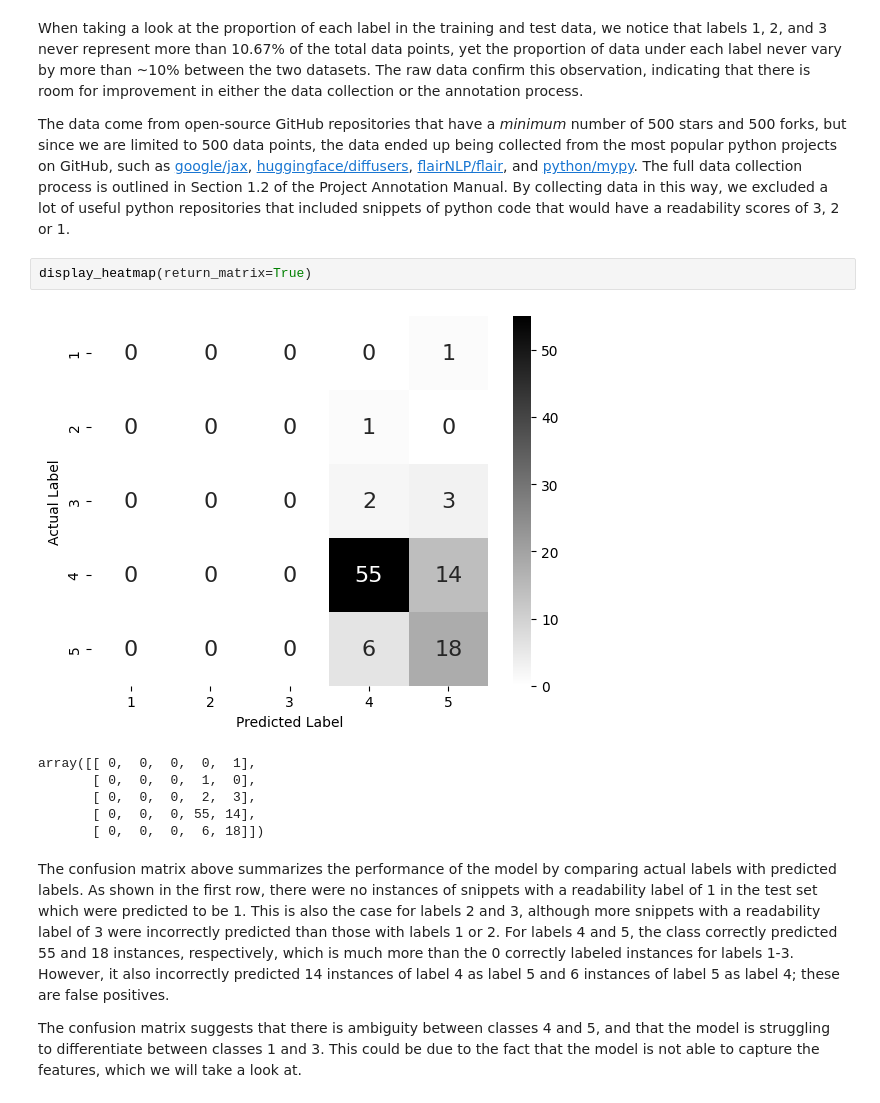
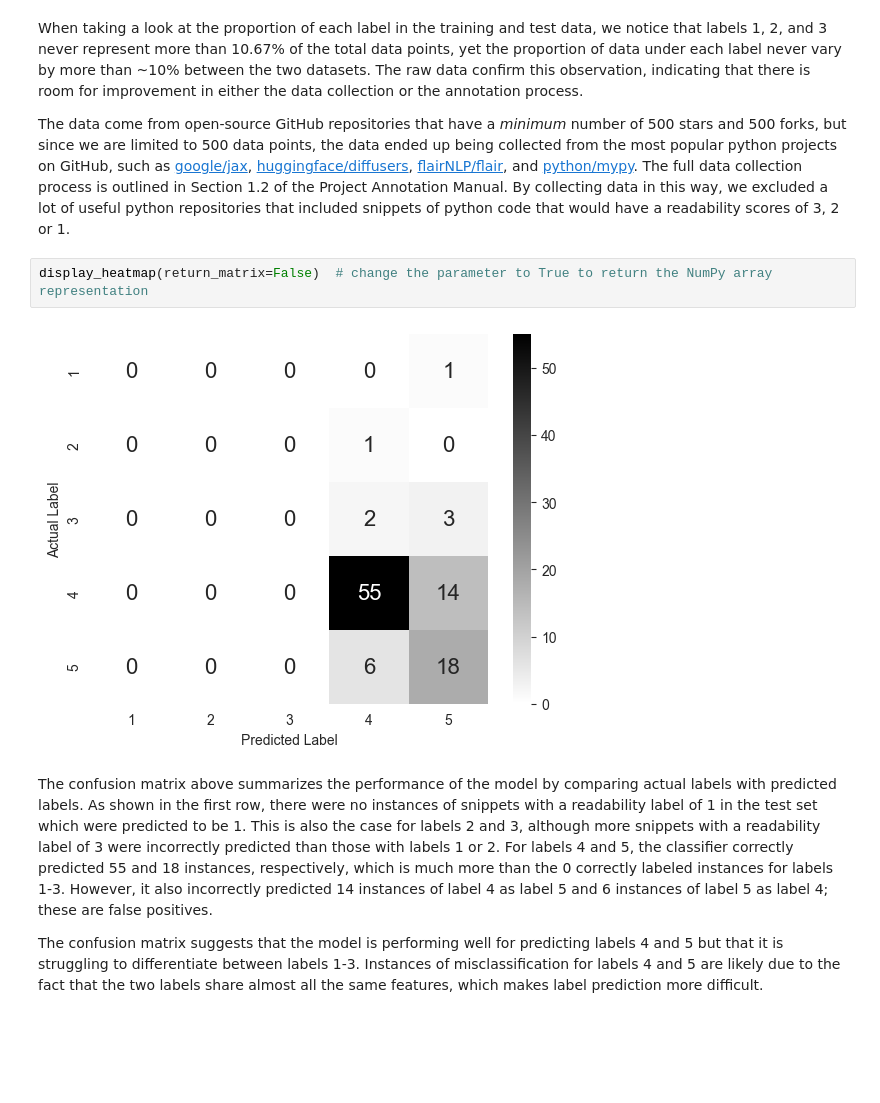
Before and after one commit to willtholke/annotation-project, a Jupyter notebook: classifier/classifier.ipynb, the cells around one changed output. Drawn from its saved outputs; the diff is of its cells as text; blank space fills up the shorter version.

```diff
--- a/classifier/classifier.ipynb
+++ b/classifier/classifier.ipynb
@@ -400,16 +407,11 @@ Training vs. Test Label Proportions:
 When taking a look at the proportion of each label in the training and test data, we notice that labels 1, 2, and 3 never represent more than 10.67% of the total data points, yet the proportion of data under each label never vary by more than ~10% between the two datasets. The raw data confirm this observation, indicating that there is room for improvement in either the data collection or the annotation process.
 
 The data come from open-source GitHub repositories that have a *minimum* number of 500 stars and 500 forks, but since we are limited to 500 data points, the data ended up being collected from the most popular python projects on GitHub, such as [google/jax](https://github.com/google/jax), [huggingface/diffusers](https://github.com/huggingface/diffusers), [flairNLP/flair](https://github.com/flairNLP/flair), and [python/mypy](https://github.com/python/mypy). The full data collection process is outlined in Section 1.2 of the Project Annotation Manual. By collecting data in this way, we excluded a lot of useful python repositories that included snippets of python code that would have a readability scores of 3, 2 or 1.
-# %%
-display_heatmap(return_matrix=True)
-# %% [output]
-[figure, removed]
-array([[ 0,  0,  0,  0,  1],
-       [ 0,  0,  0,  1,  0],
-       [ 0,  0,  0,  2,  3],
-       [ 0,  0,  0, 55, 14],
-       [ 0,  0,  0,  6, 18]])
+# %%
+display_heatmap(return_matrix=False)  # change the parameter to True to return the NumPy array representation
+# %% [output]
+[figure, added]
 # %% [markdown]
-The confusion matrix above summarizes the performance of the model by comparing actual labels with predicted labels. As shown in the first row, there were no instances of snippets with a readability label of 1 in the test set which were predicted to be 1. This is also the case for labels 2 and 3, although more snippets with a readability label of 3 were incorrectly predicted than those with labels 1 or 2. For labels 4 and 5, the class correctly predicted 55 and 18 instances, respectively, which is much more than the 0 correctly labeled instances for labels 1-3. However, it also incorrectly predicted 14 instances of label 4 as label 5 and 6 instances of label 5 as label 4; these are false positives.
+The confusion matrix above summarizes the performance of the model by comparing actual labels with predicted labels. As shown in the first row, there were no instances of snippets with a readability label of 1 in the test set which were predicted to be 1. This is also the case for labels 2 and 3, although more snippets with a readability label of 3 were incorrectly predicted than those with labels 1 or 2. For labels 4 and 5, the classifier correctly predicted 55 and 18 instances, respectively, which is much more than the 0 correctly labeled instances for labels 1-3. However, it also incorrectly predicted 14 instances of label 4 as label 5 and 6 instances of label 5 as label 4; these are false positives.
 
-The confusion matrix suggests that there is ambiguity between classes 4 and 5, and that the model is struggling to differentiate between classes 1 and 3. This could be due to the fact that the model is not able to capture the features, which we will take a look at.
+The confusion matrix suggests that the model is performing well for predicting labels 4 and 5 but that it is struggling to differentiate between labels 1-3. Instances of misclassification for labels 4 and 5 are likely due to the fact that the two labels share almost all the same features, which makes label prediction more difficult.
```
Also changed, not shown: parts of 6 cells of this notebook.
